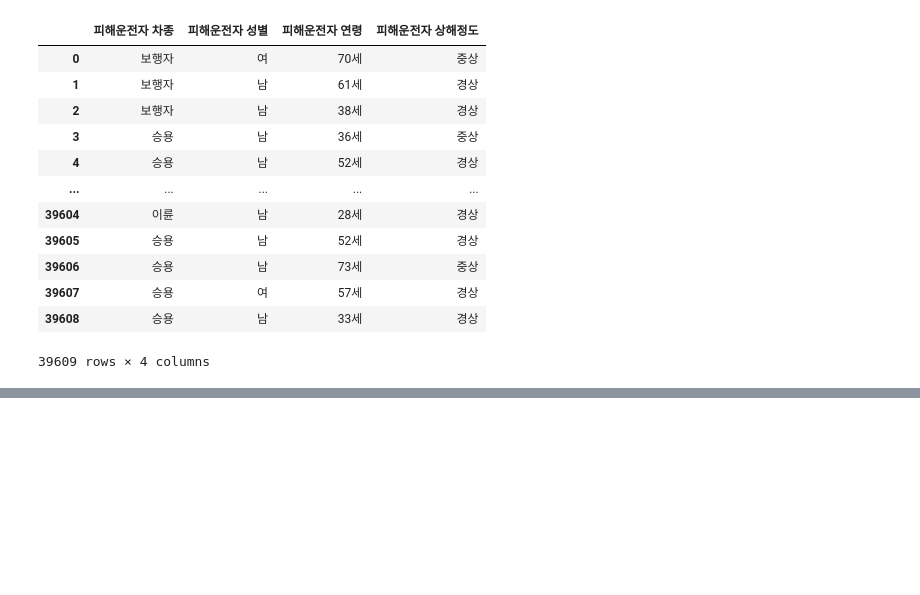
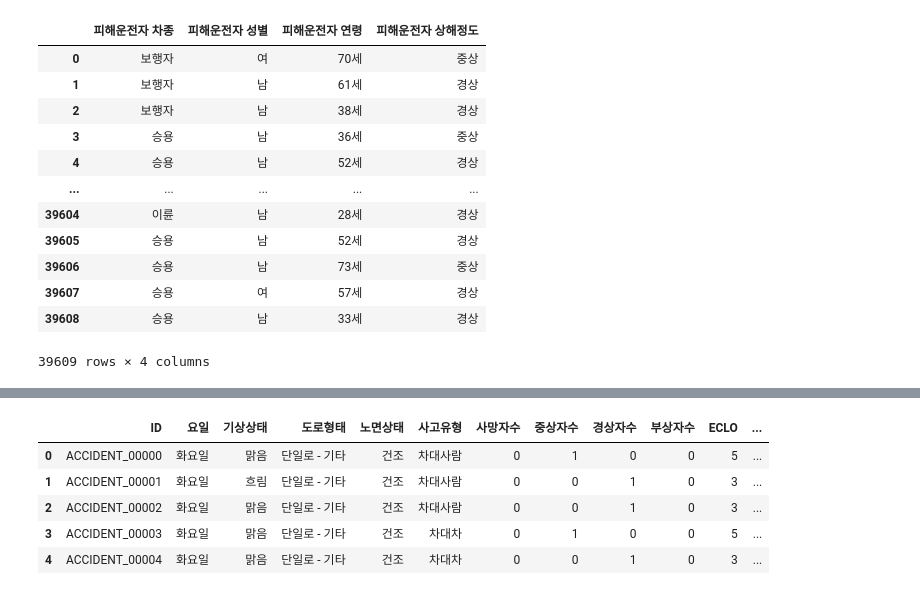
Before and after one commit to cmsk6405/practice, a Jupyter notebook: review/eda.ipynb, the cells around one changed output, grey strips where cells are left out. Saved outputs shown, nothing was run; the diff lists cells and outputs as text; code cells hidden in the pictures; blank space fills up the shorter version.

```diff
--- a/review/eda.ipynb
+++ b/review/eda.ipynb
@@ -111,0 +211,9 @@ df_train.head()
+# %%
+df_train.head()
+# %% [output]
+|  | ID | 요일 | 기상상태 | 도로형태 | 노면상태 | 사고유형 | 사망자수 | 중상자수 | 경상자수 | 부상자수 | ECLO | ... |
+| 0 | ACCIDENT_00000 | 화요일 | 맑음 | 단일로 - 기타 | 건조 | 차대사람 | 0 | 1 | 0 | 0 | 5 | ... |
+| 1 | ACCIDENT_00001 | 화요일 | 흐림 | 단일로 - 기타 | 건조 | 차대사람 | 0 | 0 | 1 | 0 | 3 | ... |
+| 2 | ACCIDENT_00002 | 화요일 | 맑음 | 단일로 - 기타 | 건조 | 차대사람 | 0 | 0 | 1 | 0 | 3 | ... |
+| 3 | ACCIDENT_00003 | 화요일 | 맑음 | 단일로 - 기타 | 건조 | 차대차 | 0 | 1 | 0 | 0 | 5 | ... |
+| 4 | ACCIDENT_00004 | 화요일 | 맑음 | 단일로 - 기타 | 건조 | 차대차 | 0 | 0 | 1 | 0 | 3 | ... |
```
Also changed, not shown: parts of 18 cells of this notebook, 3 other files.
